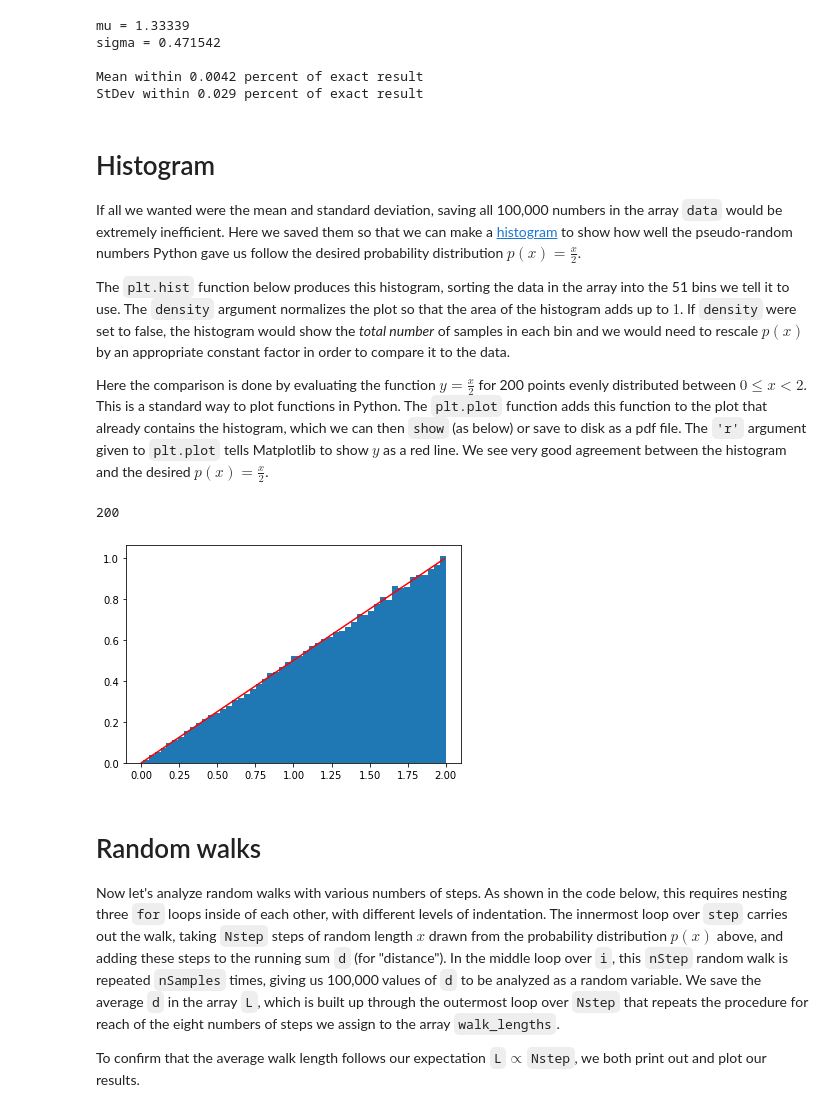
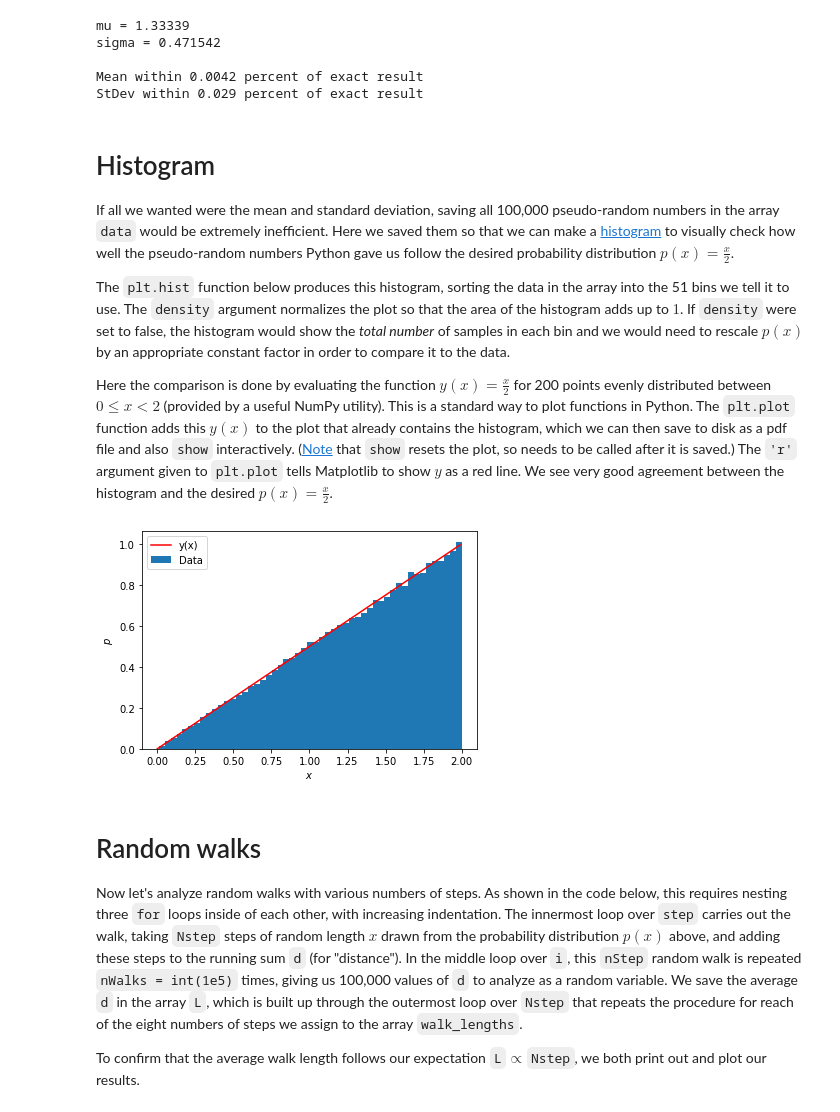
Before and after one commit to daschaich/MATH327_2023, a Jupyter notebook: computer_project/demo.ipynb, the cells around one changed output. Cells and saved outputs as stored; diff of their text form; code cells hidden in the pictures.

```diff
--- a/computer_project/demo.ipynb
+++ b/computer_project/demo.ipynb
@@ -107,25 +106,30 @@ Mean within 0.0042 percent of exact result
 StDev within 0.029 percent of exact result
 # %% [markdown]
 # Histogram
-If all we wanted were the mean and standard deviation, saving all 100,000 numbers in the array `data` would be extremely inefficient.  Here we saved them so that we can make a [histogram](https://en.wikipedia.org/wiki/Histogram) to show how well the pseudo-random numbers Python gave us follow the desired probability distribution $p(x) = \frac{x}{2}$.
+If all we wanted were the mean and standard deviation, saving all 100,000 pseudo-random numbers in the array `data` would be extremely inefficient.  Here we saved them so that we can make a [histogram](https://en.wikipedia.org/wiki/Histogram) to visually check how well the pseudo-random numbers Python gave us follow the desired probability distribution $p(x) = \frac{x}{2}$.
 
 The `plt.hist` function below produces this histogram, sorting the data in the array into the 51 bins we tell it to use.  The `density` argument normalizes the plot so that the area of the histogram adds up to $1$.  If `density` were set to false, the histogram would show the _total number_ of samples in each bin and we would need to rescale $p(x)$ by an appropriate constant factor in order to compare it to the data.
 
-Here the comparison is done by evaluating the function $y = \frac{x}{2}$ for 200 points evenly distributed between $0 \leq x < 2$.  This is a standard way to plot functions in Python.  The `plt.plot` function adds this function to the plot that already contains the histogram, which we can then `show` (as below) or save to disk as a pdf file.  The `'r'` argument given to `plt.plot` tells Matplotlib to show $y$ as a red line.  We see very good agreement between the histogram and the desired $p(x) = \frac{x}{2}$.
+Here the comparison is done by evaluating the function $y(x) = \frac{x}{2}$ for 200 points evenly distributed between $0 \leq x < 2$ (provided by a useful NumPy utility).  This is a standard way to plot functions in Python.  The `plt.plot` function adds this $y(x)$ to the plot that already contains the histogram, which we can then save to disk as a pdf file and also `show` interactively.  ([Note](https://stackoverflow.com/a/21884187/2588546) that `show` resets the plot, so needs to be called after it is saved.)  The `'r'` argument given to `plt.plot` tells Matplotlib to show $y$ as a red line.  We see very good agreement between the histogram and the desired $p(x) = \frac{x}{2}$.
 # %%
 nbins = 51
-plt.hist(dat, nbins, density=True)
+plt.hist(data, nbins, density=True, label='Data')
 x = np.arange(0, 2, 0.01)   # Points 0, 0.01, ..., 1.99
 y = 0.5 * x
-plt.plot(x, y, 'r')
+plt.plot(x, y, 'r', label='y(x)')
+plt.xlabel('$x$')
+plt.ylabel('$p$')
+plt.legend(loc='upper left')
+
+# Save and/or show figure
+# 'tight' reduces surrounding whitespace
+plt.savefig('hist.pdf', bbox_inches='tight')
 plt.show()
-#plt.savefig('hist.pdf')
 # %% [output]
-200
-[figure, old version]
+[figure, new version]
 # %% [markdown]
 # Random walks
-Now let's analyze random walks with various numbers of steps.  As shown in the code below, this requires nesting three `for` loops inside of each other, with different levels of indentation.  The innermost loop over `step` carries out the walk, taking `Nstep` steps of random length $x$ drawn from the probability distribution $p(x)$ above, and adding these steps to the running sum `d` (for "distance").  In the middle loop over `i`, this `nStep` random walk is repeated `nSamples` times, giving us 100,000 values of `d` to be analyzed as a random variable.  We save the average `d` in the array `L`, which is built up through the outermost loop over `Nstep` that repeats the procedure for reach of the eight numbers of steps we assign to the array `walk_lengths`.
+Now let's analyze random walks with various numbers of steps.  As shown in the code below, this requires nesting three `for` loops inside of each other, with increasing indentation.  The innermost loop over `step` carries out the walk, taking `Nstep` steps of random length $x$ drawn from the probability distribution $p(x)$ above, and adding these steps to the running sum `d` (for "distance").  In the middle loop over `i`, this `nStep` random walk is repeated `nWalks = int(1e5)` times, giving us 100,000 values of `d` to analyze as a random variable.  We save the average `d` in the array `L`, which is built up through the outermost loop over `Nstep` that repeats the procedure for reach of the eight numbers of steps we assign to the array `walk_lengths`.
 
 To confirm that the average walk length follows our expectation `L`$\propto$`Nstep`, we both print out and plot our results.
 # %%
```
Also changed, not shown: parts of 15 cells of this notebook.
